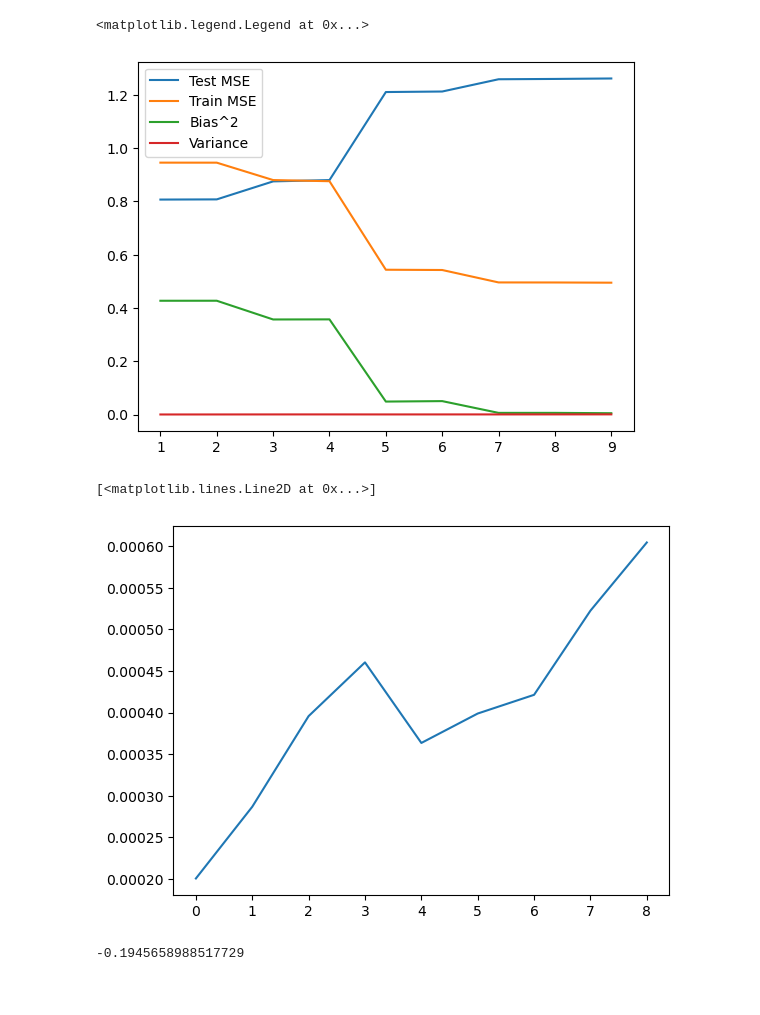
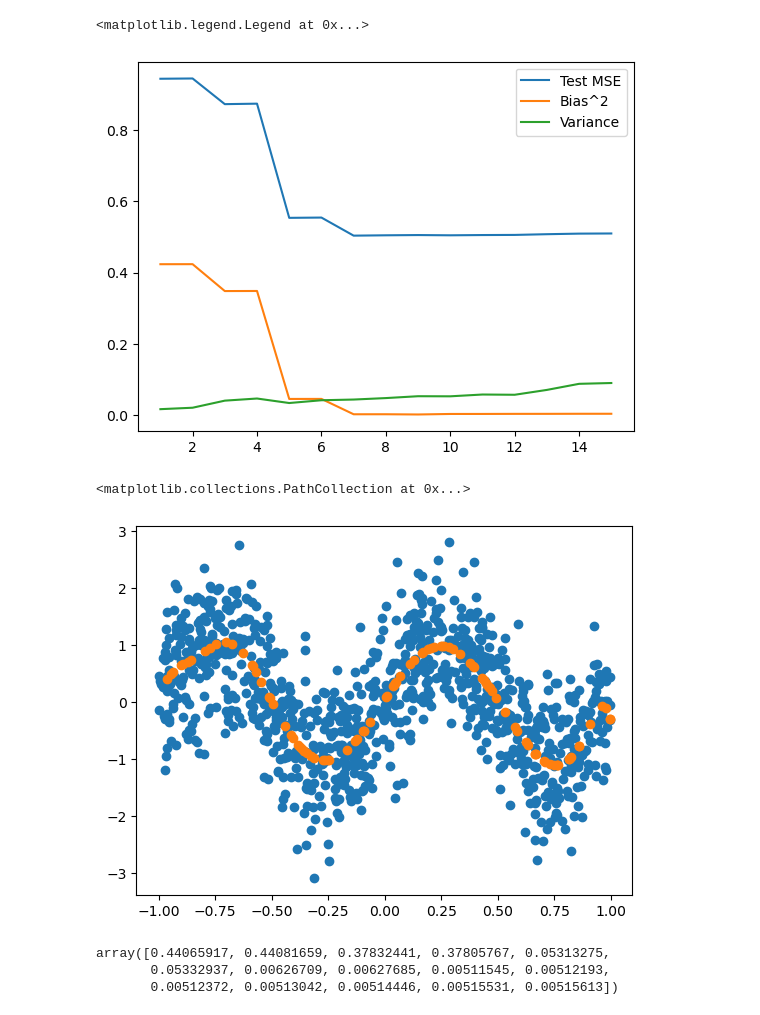
Before and after one commit to asaha1203/cx-4803, a Jupyter notebook: hw_3/hw_3_q2.ipynb, the cells around one changed output. Saved outputs shown, nothing was run; the diff lists cells and outputs as text; code cells hidden in the pictures.

```diff
--- a/hw_3/hw_3_q2.ipynb
+++ b/hw_3/hw_3_q2.ipynb
@@ -7,5 +7,5 @@ from matplotlib import pyplot as plt
 n = 1000
 sigma_2 = 0.5
 sigma = np.sqrt(sigma_2)
-m = 30
+m = 15
 k = 10
@@ -29,5 +29,7 @@ def designvector(x_input,m):
 # %%
 avg_bias_2, avg_variance, avg_testMSE, avg_trainMSE  = np.zeros(m),  np.zeros(m),  np.zeros(m), np.zeros(m)
+
+weird_bias_2 = np.zeros(m)
 
 for p in range(m):
     testMSE = np.zeros(k)
@@ -38,11 +40,11 @@ for p in range(m):
     #iterate over the k-fold set
     for i in range(k):
 
-        #split data
+        #split data using k-blocks, taking the i-th for testing and the rest for training.
         x_train = np.concatenate((x[0:100*i], x[100*(i+1):1000]))
         y_train = np.concatenate((y[0:100*i], y[100*(i+1):1000]))
         x_test = x[100*i:100*(i+1)]
-        y_test = x[100*i:100*(i+1)]
+        y_test = y[100*i:100*(i+1)]
 
         #design matrices
         X_train = designmatrix(x_train, p+1)
@@ -59,30 +61,30 @@ for p in range(m):
 
         #compute MSE
         testMSE[i] = (1 / len(x_test)) * sum((y_test - X_test @ w)**2)
-        trainMSE[i] = (1 / len(x_train)) * sum((y_train - X_train @ w)**2)
+        #trainMSE[i] = (1 / len(x_train)) * sum((y_train - X_train @ w)**2)
 
     #compute bias using formula
     average_model = np.average(mw,axis=1)
     avg_bias_2[p] = (1 / len(x)) * sum((X @ average_model - np.sin(2*np.pi*x))**2)
+    for x_value in x
 
-    #iterate over all x_i
     variance = 0
-    for x_value in x:
-        #iterate over all models y
+    for x_value in x_test:
         inner = 0
         for model_index in range(k):
             inner = inner + (designvector(x_value, p+1) @ mw[:,model_index] - designvector(x_value, p+1) @ average_model)**2
         variance = variance + inner / k
-    avg_variance[p] = variance / n
+
+    #should be divided by N, no?
+    avg_variance[p] = variance #/ len(x_test)
 
     avg_testMSE[p] = np.average(testMSE)
-
-    avg_trainMSE[p] = np.average(trainMSE)
+    #avg_trainMSE[p] = np.average(trainMSE)
 # %%
 x_axis = list(range(1,m+1))
 
 plt.plot(x_axis, avg_testMSE, label='Test MSE')
-plt.plot(x_axis, avg_trainMSE, label='Train MSE')
+#plt.plot(x_axis, avg_trainMSE, label='Train MSE')
 plt.plot(x_axis, avg_bias_2, label='Bias^2')
 plt.plot(x_axis, avg_variance, label='Variance')
 #plt.plot(list(range(m)), avg_bias_2 + avg_variance, label='Bias-Variance')
@@ -90,14 +92,17 @@ plt.plot(x_axis, avg_variance, label='Variance')
 plt.legend()
 # %% [output]
 <matplotlib.legend.Legend at 0x...>
-[figure, old version]
+[figure, new version]
 # %%
-plt.plot(list(range(m)), avg_variance, label='Variance')
+plt.scatter(x,y)
+plt.scatter(x_test, X_test @ mw[:,9])
 # %% [output]
-[<matplotlib.lines.Line2D at 0x...>]
+<matplotlib.collections.PathCollection at 0x...>
-[figure, old version]
+[figure, new version]
-# %%
-x[250]
-# %% [output]
--0.1945658988517729
+# %%
+avg_testMSE
+# %% [output]
+array([0.44065917, 0.44081659, 0.37832441, 0.37805767, 0.05313275,
+       0.05332937, 0.00626709, 0.00627685, 0.00511545, 0.00512193,
+       0.00512372, 0.00513042, 0.00514446, 0.00515531, 0.00515613])
 # %%
```
Also changed, not shown: parts of 5 cells of this notebook.
